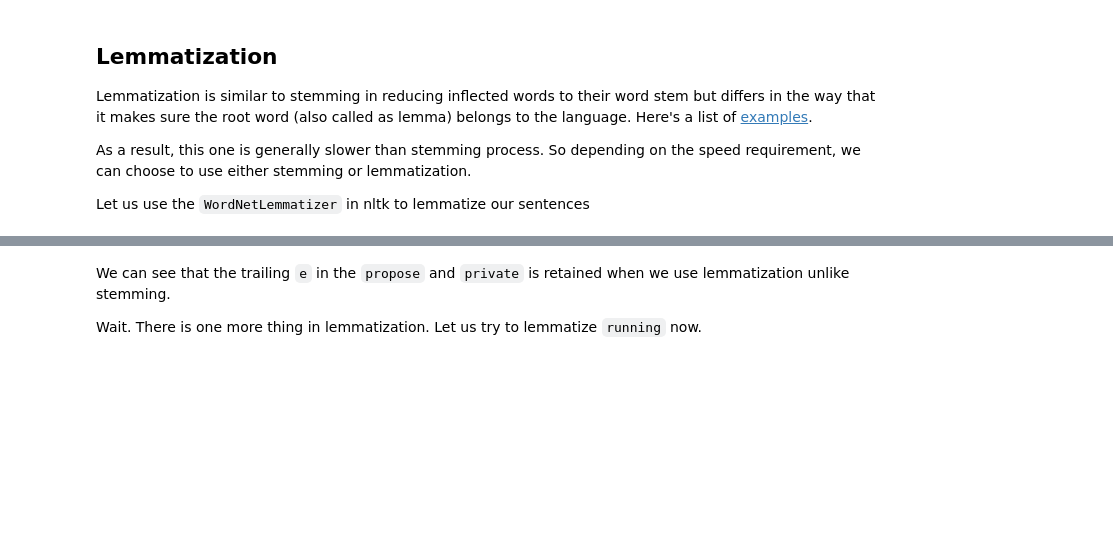
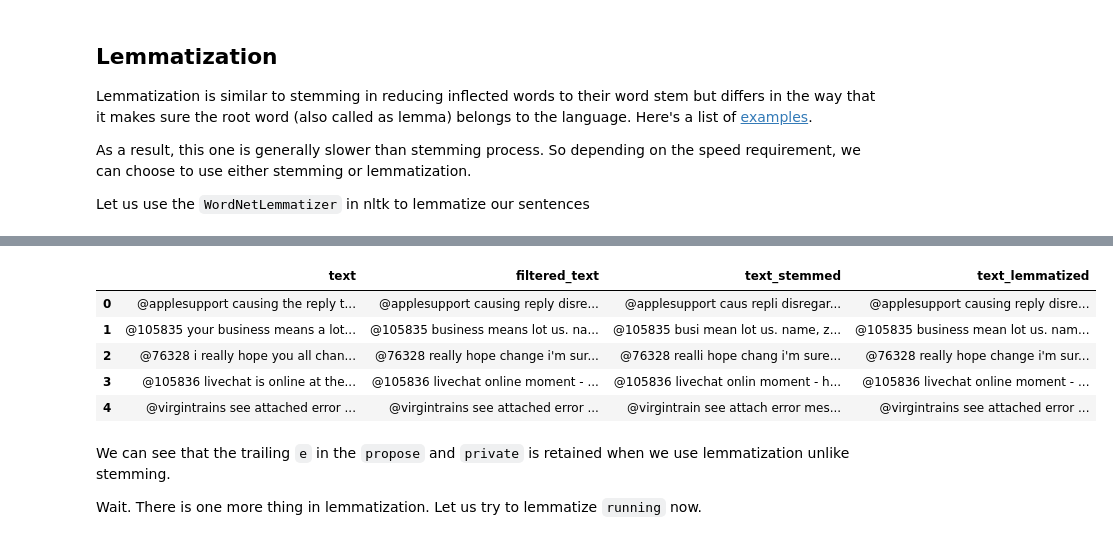
Before and after one commit to TonioElPuebloSchool/nlp_courses, a Jupyter notebook: nlp_courses/tp_1_text_cleaning/TP_1_preprocessing.ipynb, the cells around one changed output, grey strips where cells are left out. Saved outputs shown, nothing was run; the diff lists cells and outputs as text; code cells hidden in the pictures; blank space fills up the shorter version.

```diff
--- a/nlp_courses/tp_1_text_cleaning/TP_1_preprocessing.ipynb
+++ b/nlp_courses/tp_1_text_cleaning/TP_1_preprocessing.ipynb
@@ -462,7 +462,10 @@ def filter_text(text: str, words_to_remove :list=TO_REMOVE) -> str:
     Returns:
         str: A new string with all listed words removed
     """
-    return
+    # we simplu split the text and remove the words in the words_to_remove list
+    split = text.split(' ')
+    filtered_words = [word for word in split if word not in words_to_remove]
+    return " ".join(filtered_words)
 
 text_df["filtered_text"] =  text_df.text.apply(filter_text)
 text_df = text_df[['text', 'filtered_text']]
@@ -501,9 +529,12 @@ def stem_words(text: str) -> str:
     Returns:
         str: A new string where every word has been stemmed
     """
-    # Your code here:
+    # we can split the text into a list of words
+    # then we stem each word using the stemmer
+    split = text.split(' ')
+    filtered_words = [stemmer.stem(word) for word in split]
     # return a string where each word has been stemmed
-    return
+    return " ".join(filtered_words)
 # %%
 assert stem_words(text_df["filtered_text"].values[7]) == "@105836 work ok here, miriam. link https://t.co/0m2mph15eh ? ^mm" # note that the stemmer also applied lowercase
 
@@ -552,21 +632,35 @@ for word, pos in [('feet', 'n'), ('caring', 'v')]:
 # %%
 
 def lemmatize_words(text: str) -> str:
     """
     Applies lemmatization to the input string
 
     Args:
         text (str): The input text to lemmatize
 
     Returns:
         str: The lemmatized version of the text
     """
-    # Your code here:
+    # as before we are using the three steps :
+    # split the text into a list of words
+    # lemmatize each word using the lemmatizer
+    # join the list of words back into a string
+    split = text.split(' ')
+    filtered_words = [lemmatizer.lemmatize(word) for word in split]
     # return a string where each word has been lemmatized
-    return
+    return " ".join(filtered_words)
 
 text_df["text_lemmatized"] = text_df["filtered_text"].apply(lemmatize_words)
 text_df.head()
+
+# I don't see big differences between the filtered text and the lemmatized text, I think if we could specify the part of speech it would be more efficient
+# %% [output]
+|  | text | filtered_text | text_stemmed | text_lemmatized |
+| 0 | @applesupport causing the reply t... | @applesupport causing reply disre... | @applesupport caus repli disregar... | @applesupport causing reply disre... |
+| 1 | @105835 your business means a lot... | @105835 business means lot us. na... | @105835 busi mean lot us. name, z... | @105835 business mean lot us. nam... |
+| 2 | @76328 i really hope you all chan... | @76328 really hope change i'm sur... | @76328 realli hope chang i'm sure... | @76328 really hope change i'm sur... |
+| 3 | @105836 livechat is online at the... | @105836 livechat online moment - ... | @105836 livechat onlin moment - h... | @105836 livechat online moment - ... |
+| 4 | @virgintrains see attached error ... | @virgintrains see attached error ... | @virgintrain see attach error mes... | @virgintrains see attached error ... |
 # %% [markdown]
 We can see that the trailing `e` in the `propose` and `private` is retained when we use lemmatization unlike stemming.
 
```
Also changed, not shown: parts of 26 cells of this notebook.
